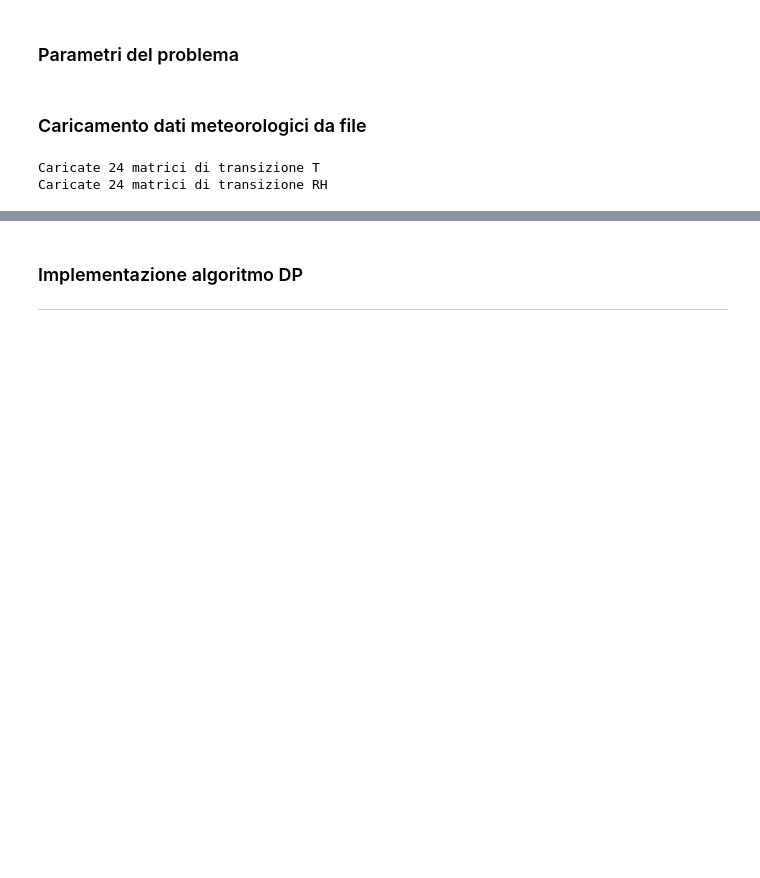
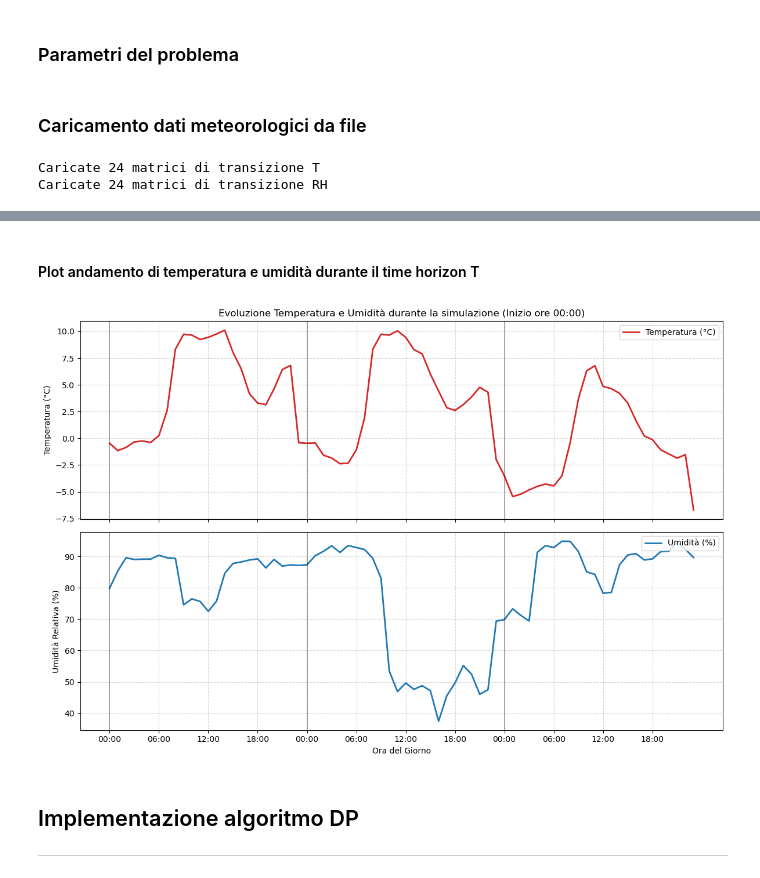
Before and after one commit to kevix01/dp_project, a Jupyter notebook: EfficientSnowProduction.ipynb, the cells around one changed output, grey strips where cells are left out. Cells and saved outputs as stored; diff of their text form; code cells hidden in the pictures; blank space fills up the shorter version.

```diff
--- a/EfficientSnowProduction.ipynb
+++ b/EfficientSnowProduction.ipynb
@@ -306,4 +322,61 @@ print(humid_val[0][25])
+# %% [markdown]
+#### Plot andamento di temperatura e umidità durante il time horizon T
+# %%
+def plot_weather_simulation(X_sim, f_t0=0):
+    # --> X_sim: array (T, 2) con i dati simulati
+    # --> f_t0: l'ora della fascia oraria di partenza (default 0)
+    T = len(X_sim)
+    time_steps = np.arange(T)
+
+    # Calcoliamo le ore del giorno reali per ogni step
+    hours_of_day = [(f_t0 + t) % 24 for t in range(T)]
+
+    # Creiamo delle etichette stringa per l'asse x (es. "14:00")
+    # Ne mostriamo una ogni 6 ore per non affollare il grafico
+    labels = [f"{h:02d}:00" for h in hours_of_day]
+
+    temps = X_sim[:, 0]
+    humidity = X_sim[:, 1]
+
+    fig, (ax1, ax2) = plt.subplots(2, 1, figsize=(12, 8), sharex=True)
+
+    # Plot Temperatura
+    ax1.plot(time_steps, temps, color='tab:red', linewidth=2, label='Temperatura (°C)')
+    ax1.set_ylabel('Temperatura (°C)')
+    ax1.grid(True, linestyle='--', alpha=0.5)
+    ax1.legend(loc='upper right')
+    ax1.set_title(f'Evoluzione Temperatura e Umidità durante la simulazione (Inizio ore {f_t0:02d}:00)')
+
+    # Plot Umidità
+    ax2.plot(time_steps, humidity, color='tab:blue', linewidth=2, label='Umidità (%)')
+    ax2.set_ylabel('Umidità Relativa (%)')
+    ax2.set_xlabel('Ora del Giorno')
+    ax2.grid(True, linestyle='--', alpha=0.5)
+    ax2.legend(loc='upper right')
+
+    # --- Gestione Asse X ---
+    # Decidiamo ogni quante ore mettere un "tick" (es. ogni 6 ore)
+    step_tick = 6
+    tick_indices = np.arange(0, T, step_tick)
+    plt.xticks(tick_indices, [labels[i] for i in tick_indices])
+
+    # Aggiungiamo linee verticali tratteggiate per indicare la mezzanotte (cambio giorno)
+    for t in range(T):
+        if (f_t0 + t) % 24 == 0:
+            ax1.axvline(x=t, color='black', linestyle='-', alpha=0.3)
+            ax2.axvline(x=t, color='black', linestyle='-', alpha=0.3)
+            #ax1.text(t, ax1.get_ylim()[1], ' Giorno successivo', fontsize=8, verticalalignment='top')
+
+    plt.tight_layout()
+    plt.show()
+
+# utilizzo dei risultatio della precedente simulazione
+simulation_results=X_sim
+#simulation_results=simulate_weather_transition(72)
+plot_weather_simulation(simulation_results, f_t0=0)
+# %% [output]
+[figure, added]
 # %% [markdown]
-### Implementazione algoritmo DP
+## Implementazione algoritmo DP
 ---
 # %%
```
Also changed, not shown: parts of 43 cells of this notebook, 1 other file.
